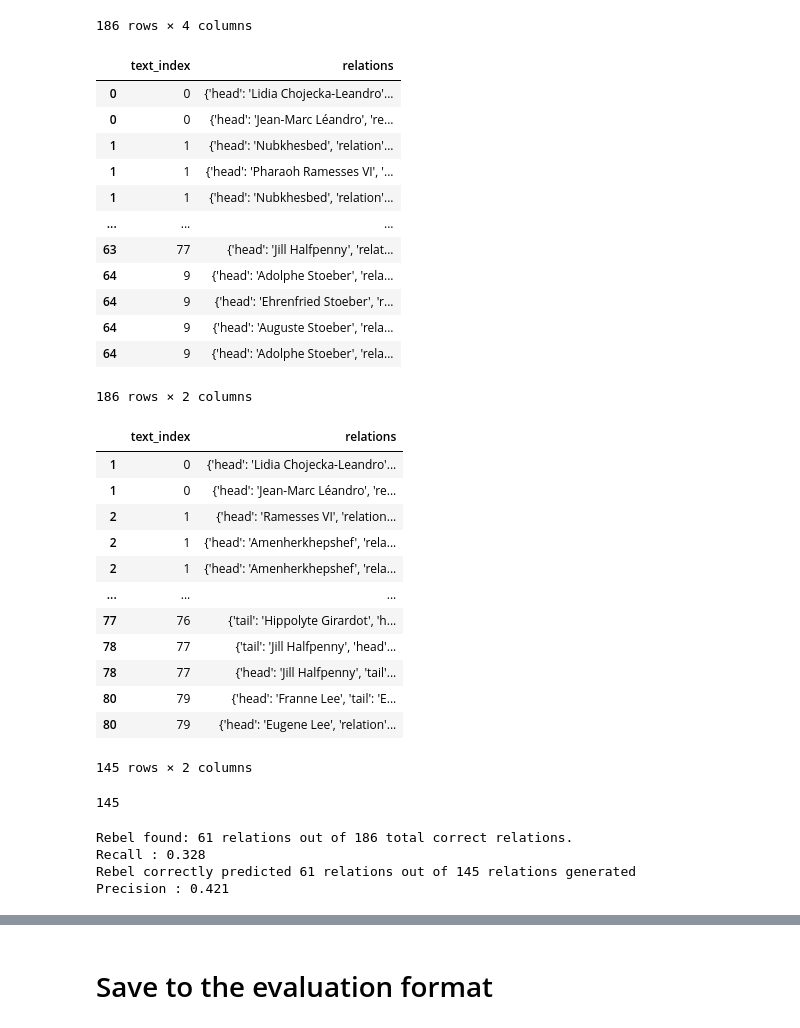
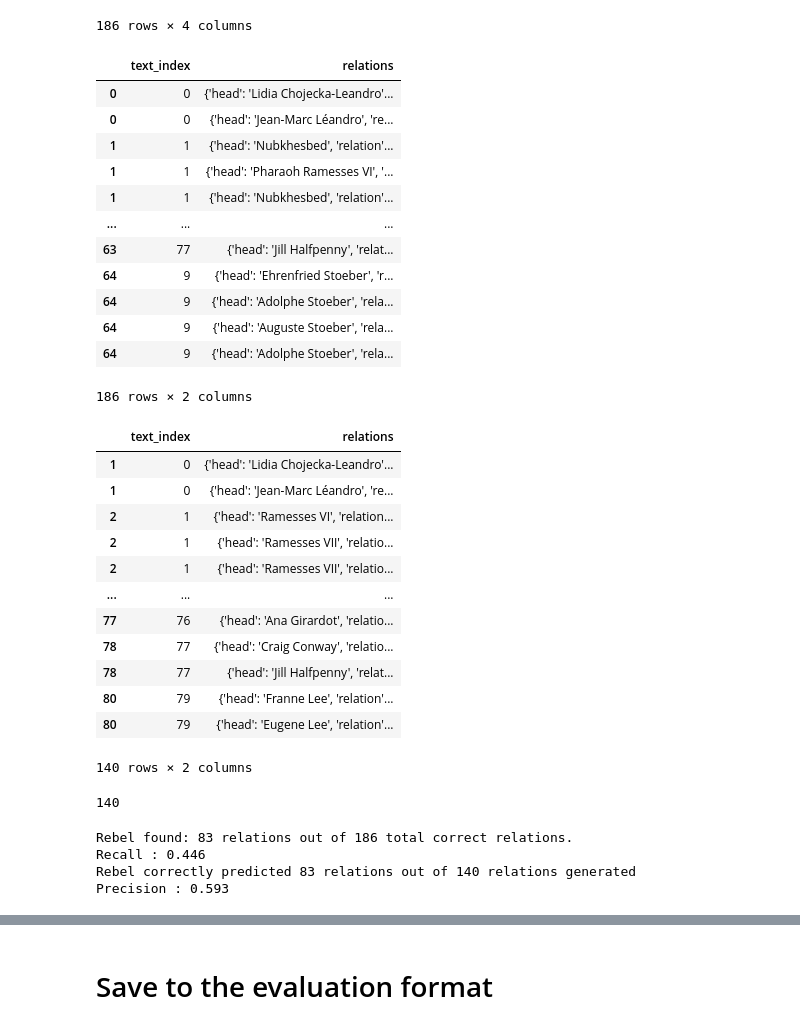
Before and after one commit to Theonimfi/Text-mining, a Jupyter notebook: merged_coreference_preprocessing_final.ipynb, the cells around one changed output, grey strips where cells are left out. Cells and saved outputs as stored; diff of their text form; code cells hidden in the pictures.

Commit message:
Fix formatting difference between eval and preds

```diff
--- a/merged_coreference_preprocessing_final.ipynb
+++ b/merged_coreference_preprocessing_final.ipynb
@@ -756,7 +748,7 @@ df_relations
 # Filter and close
 # %%
 from ast import literal_eval
-df_filtered = pd.read_csv("/content/drive/MyDrive/Text_mining_Shared/enwiki20220701-stripped/final_relations.csv")
+df_filtered = pd.read_csv("/content/drive/MyDrive/Text Mining/enwiki20220701-stripped/final_relations.csv")
 df_filtered.columns = df_filtered.iloc[0]
 df_filtered = df_filtered.iloc[1: , :]
 df_filtered['relations'] = df_filtered.relations.apply(lambda x: literal_eval(str(x)))
@@ -800,5 +792,6 @@ df_filtered
 #     df["relations"] = df["relations"].apply(lambda rels: [dict(s) for s in set(frozenset(d.items()) for d in rels)])
 
 #     return df
-df_filtered = filter_data(df_filtered)
+#df_filtered = filter_data(df_filtered)
+
 unique_ids = len(df_filtered)
@@ -857,6 +832,10 @@ for i in range(len(df_evaluation)):
   df_evaluation['relations'][i] = json.loads(value.replace("'","\"").replace(".",""))
 df_evaluation = df_evaluation.drop(columns=['Head','Type','Tail'])
 # df_evaluation
+# %%
+def fix_formatting(df):
+  df["relations"] = df["relations"].apply(lambda row: {"head":row["tail"],"relation":row["relation"],"tail":row["head"]} if row["relation"] in ["child","father","mother"] else row)
+  return df
 # %%
 # Filter also the evaluation to compare it later
 df_evaluation = df_evaluation.groupby('text_index')['relations'].apply(list).reset_index(name="relations")
@@ -865,19 +844,20 @@ df_evaluation = df_evaluation.groupby('text_index')['relations'].apply(list).res
 # %%
 # Unlist elements in relations column
 df_evaluation_exploded = df_evaluation.explode('relations')
+df_evaluation_exploded = fix_formatting(df_evaluation_exploded)
 df_results_exploded = df_filtered.explode('relations')
 df_evaluation_exploded
 # %% [output]
 |  | text_index | relations |
 | 0 | 0 | {'head': 'Lidia Chojecka-Leandro'... |
 | 0 | 0 | {'head': 'Jean-Marc Léandro', 're... |
 | 1 | 1 | {'head': 'Nubkhesbed', 'relation'... |
 | 1 | 1 | {'head': 'Pharaoh Ramesses VI', '... |
 | 1 | 1 | {'head': 'Nubkhesbed', 'relation'... |
 | ... | ... | ... |
 | 63 | 77 | {'head': 'Jill Halfpenny', 'relat... |
+| 64 | 9 | {'head': 'Ehrenfried Stoeber', 'r... |
 | 64 | 9 | {'head': 'Adolphe Stoeber', 'rela... |
-| 64 | 9 | {'head': 'Ehrenfried Stoeber', 'r... |
 | 64 | 9 | {'head': 'Auguste Stoeber', 'rela... |
 | 64 | 9 | {'head': 'Adolphe Stoeber', 'rela... |
 186 rows × 2 columns
@@ -889,20 +869,20 @@ df_results_exploded
 | 1 | 0 | {'head': 'Lidia Chojecka-Leandro'... |
 | 1 | 0 | {'head': 'Jean-Marc Léandro', 're... |
 | 2 | 1 | {'head': 'Ramesses VI', 'relation... |
-| 2 | 1 | {'head': 'Amenherkhepshef', 'rela... |
-| 2 | 1 | {'head': 'Amenherkhepshef', 'rela... |
+| 2 | 1 | {'head': 'Ramesses VII', 'relatio... |
+| 2 | 1 | {'head': 'Ramesses VII', 'relatio... |
 | ... | ... | ... |
-| 77 | 76 | {'tail': 'Hippolyte Girardot', 'h... |
-| 78 | 77 | {'tail': 'Jill Halfpenny', 'head'... |
-| 78 | 77 | {'head': 'Jill Halfpenny', 'tail'... |
-| 80 | 79 | {'head': 'Franne Lee', 'tail': 'E... |
+| 77 | 76 | {'head': 'Ana Girardot', 'relatio... |
+| 78 | 77 | {'head': 'Craig Conway', 'relatio... |
+| 78 | 77 | {'head': 'Jill Halfpenny', 'relat... |
+| 80 | 79 | {'head': 'Franne Lee', 'relation'... |
 | 80 | 79 | {'head': 'Eugene Lee', 'relation'... |
-145 rows × 2 columns
+140 rows × 2 columns
 # %%
 total_rebel_predictions = len(df_results_exploded)
 total_rebel_predictions
 # %% [output]
-145
+140
 # %%
 # Find equal relations
 count_total = 0
@@ -930,7 +910,7 @@ print("Recall : {:.3f}".format(count_equal/count_total))
 print("Rebel correctly predicted", count_equal, "relations out of", total_rebel_predictions, "relations generated")
 print("Precision : {:.3f}".format(count_equal/total_rebel_predictions))
 # %% [output]
-Rebel found: 61 relations out of 186 total correct relations.
-Recall : 0.328
-Rebel correctly predicted 61 relations out of 145 relations generated
-Precision : 0.421
+Rebel found: 83 relations out of 186 total correct relations.
+Recall : 0.446
+Rebel correctly predicted 83 relations out of 140 relations generated
+Precision : 0.593
```
Also changed, not shown: parts of 8 cells of this notebook.
